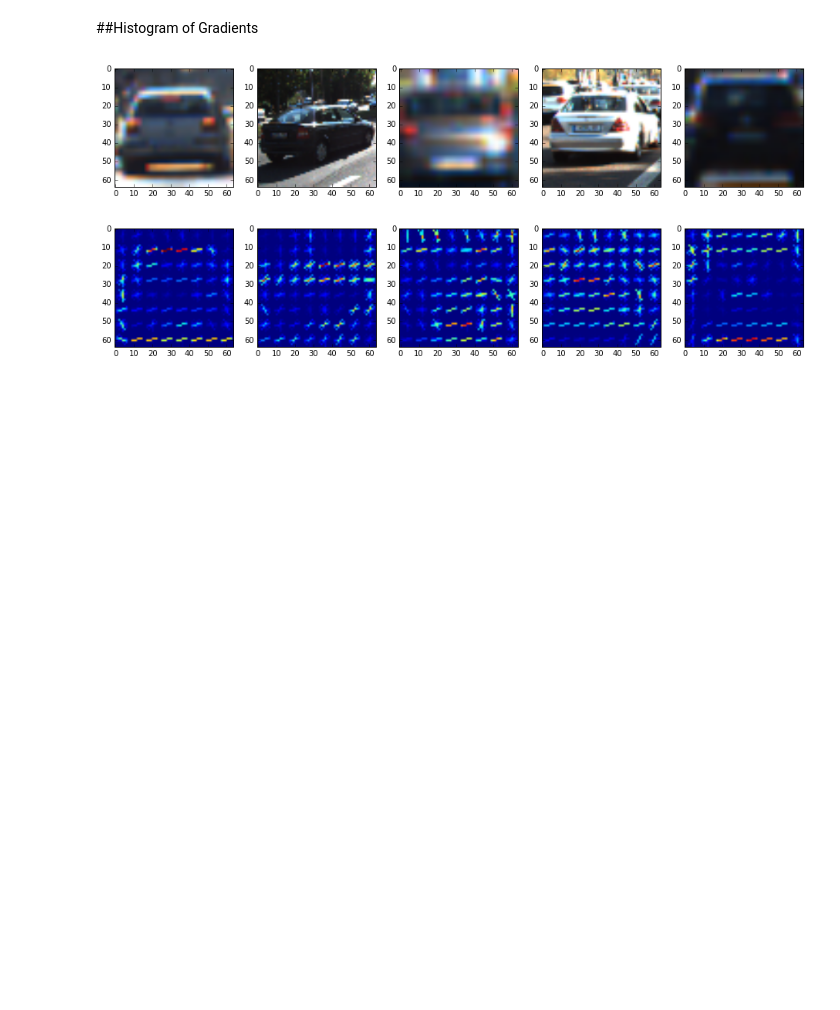
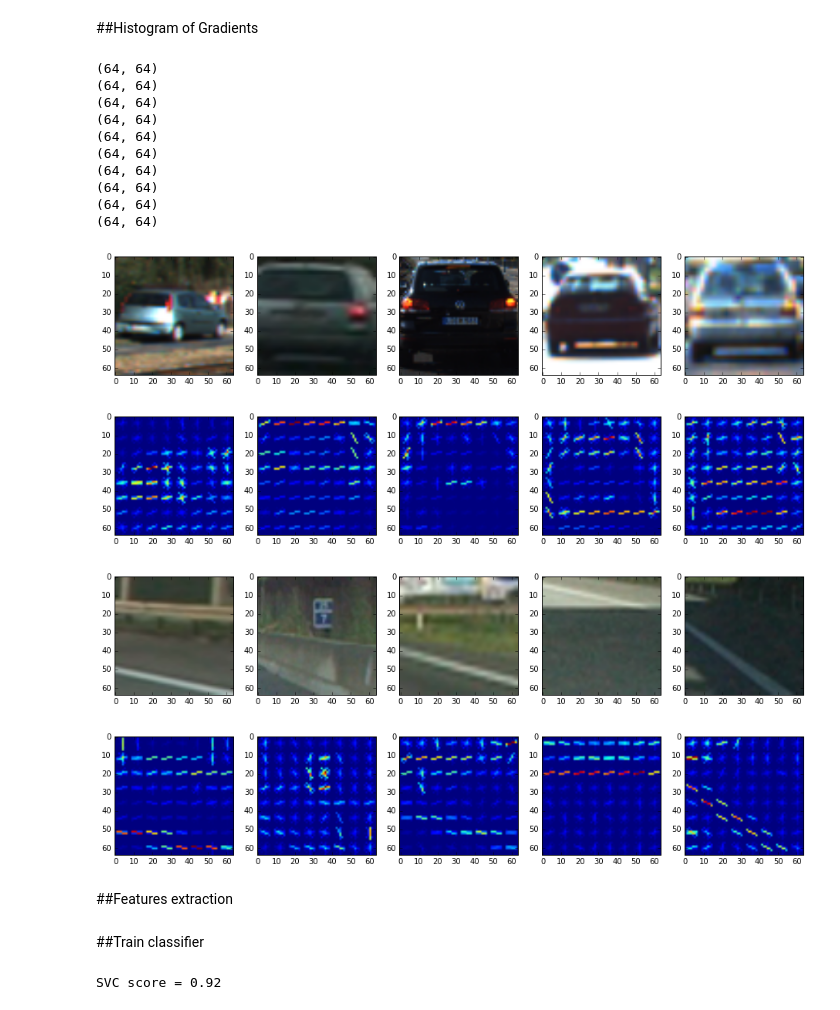
Before and after one commit to AlexanderKim/CarND-Vehicle-Detection, a Jupyter notebook: vehicle_detection.ipynb, the cells around one changed output. Cells and saved outputs as stored; diff of their text form; code cells hidden in the pictures; blank space fills up the shorter version.

```diff
--- a/vehicle_detection.ipynb
+++ b/vehicle_detection.ipynb
@@ -73,14 +80,32 @@ def get_hog_features(img, orient, pix_per_cell, cell_per_block, vis=True,
     else:
         return hog_features
 # %%
-vehicles_sample = sample(vehicle_data, 5)
-hog_vehicle_sample = [
-    get_hog_features(img[:,:,2], 9, 8, 8, vis=True, feature_vec=True)[1]
-    for img in load_images(vehicles_sample)
-]
+def visualise_hog(images_paths, sample_size):
+    images_sample = sample(images_paths, sample_size)
+    hog_images_sample = [
+        get_hog_features(img[:,:,2], 9, 8, 8, vis=True, feature_vec=True)[1]
+        for img in load_images(images_sample)
+    ]
 
-visualise_images(load_images(vehicles_sample))
-visualise_images(hog_vehicle_sample)
+    visualise_images(load_images(images_sample))
+    visualise_images(hog_images_sample)
+
+visualise_hog(vehicle_data, 5)
+visualise_hog(non_vehicle_data, 5)
 # %% [output]
+(64, 64)
+(64, 64)
+(64, 64)
+(64, 64)
+(64, 64)
+(64, 64)
+(64, 64)
+(64, 64)
+(64, 64)
+(64, 64)
-[figure, old version]
+[figure, new version]
-[figure, old version]
+[figure, new version]
+[figure, added]
+[figure, added]
+# %% [markdown]
+##Features extraction
@@ -86,0 +161,2 @@ visualise_images(hog_vehicle_sample)
+# %% [markdown]
+##Train classifier
@@ -86,0 +181,11 @@ visualise_images(hog_vehicle_sample)
+# %%
+car_features = extract_features(vehicle_data, cspace='RGB', spatial_size=(32, 32),
+                        hist_bins=32, hist_range=(0, 256))
+notcar_features = extract_features(non_vehicle_data, cspace='RGB', spatial_size=(32, 32),
+                        hist_bins=32, hist_range=(0, 256))
+
+svc, scaler, score = train_classifier(car_features, notcar_features)
+
+print("SVC score = {0:.2f}".format(score))
+# %% [output]
+SVC score = 0.92
```
Also changed, not shown: parts of 11 cells of this notebook.
